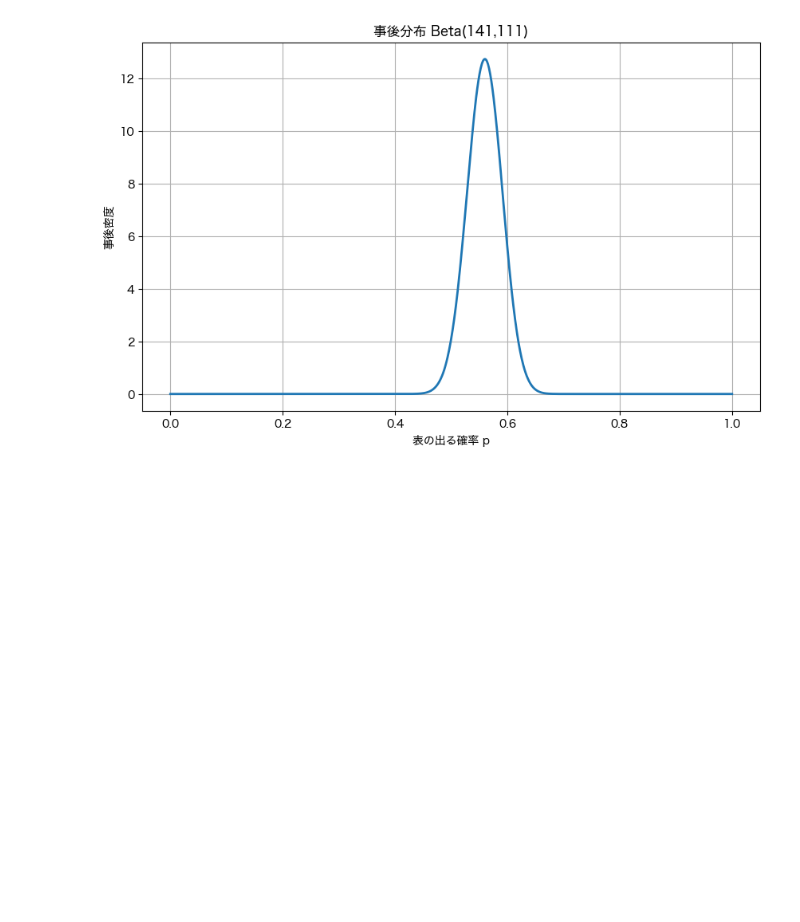
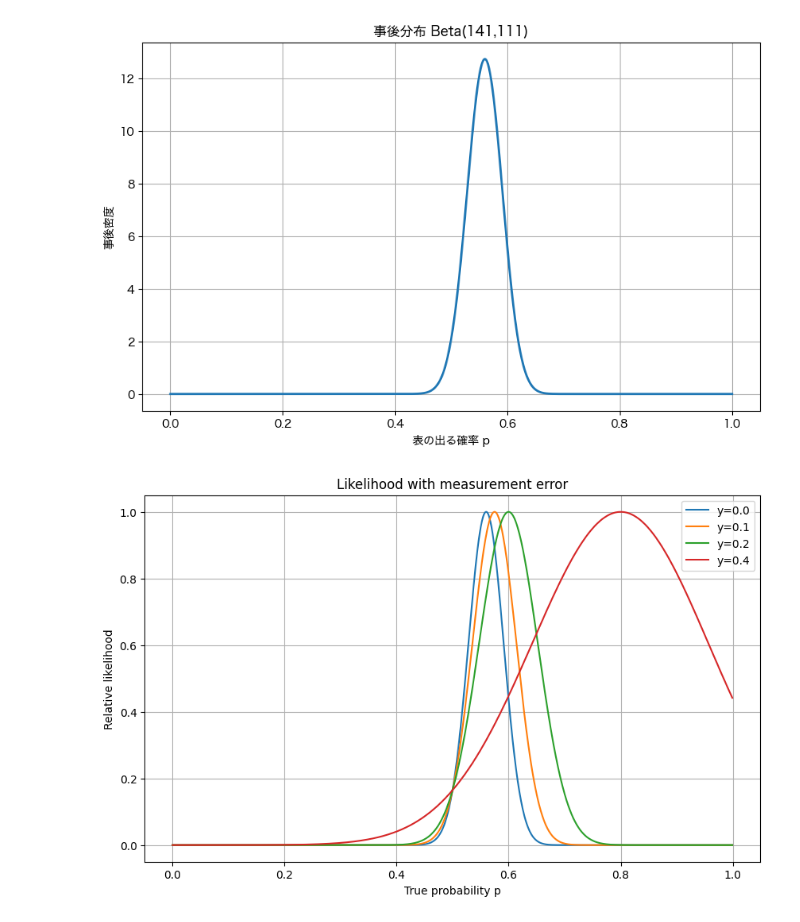
Before and after one commit to HiroshiATakano/ThinkBayes, a Jupyter notebook: 4. もっと推定を.ipynb, the cells around one changed output. Drawn from its saved outputs; the diff is of its cells as text; code cells hidden in the pictures; blank space fills up the shorter version.

```diff
--- a/4. もっと推定を.ipynb
+++ b/4. もっと推定を.ipynb
@@ -143,3 +143,40 @@ plt.grid(True)
 plt.show()
 # %% [output]
 [figure]
+# %%
+import numpy as np
+import matplotlib.pyplot as plt
+
+# 観測データ
+heads = 140
+tails = 110
+
+# p の候補
+p = np.linspace(0.001, 0.999, 1000)
+
+# 誤り率
+y_values = [0.0, 0.1, 0.2, 0.4]
+
+plt.figure(figsize=(10, 6))
+
+for y in y_values:
+
+    # 観測上の表確率
+    q = p * (1 - y) + (1 - p) * y
+
+    # 尤度
+    likelihood = q**heads * (1 - q)**tails
+
+    # 正規化（見やすさのため最大値を1に）
+    likelihood /= likelihood.max()
+
+    plt.plot(p, likelihood, label=f"y={y}")
+
+plt.xlabel("True probability p")
+plt.ylabel("Relative likelihood")
+plt.title("Likelihood with measurement error")
+plt.legend()
+plt.grid(True)
+plt.show()
+# %% [output]
+[figure, added]
```
Also changed, not shown: parts of 3 cells of this notebook, 6 other files.
